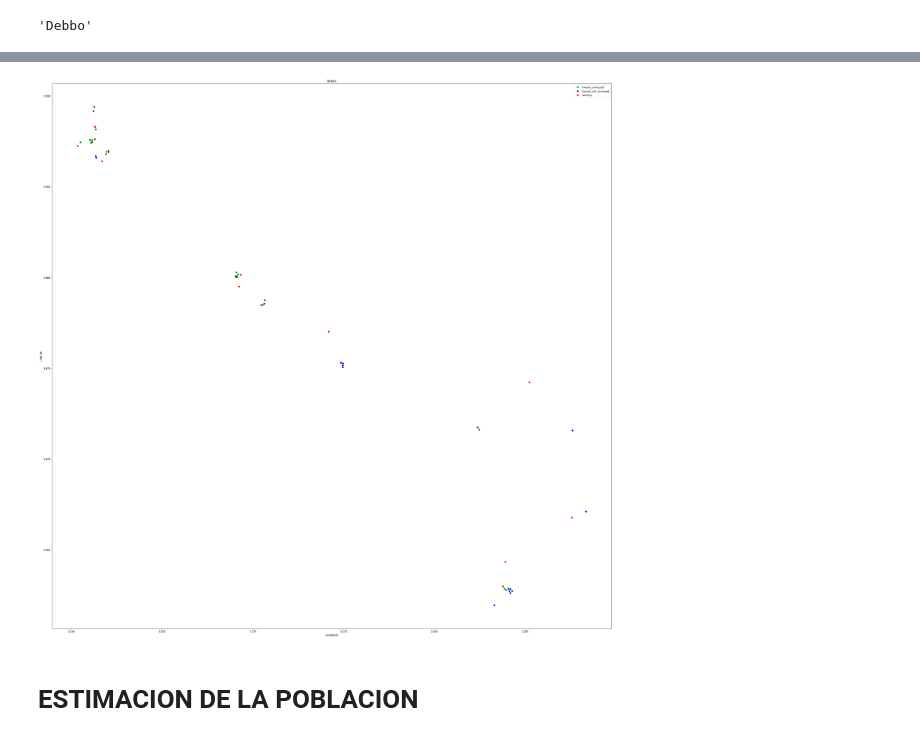
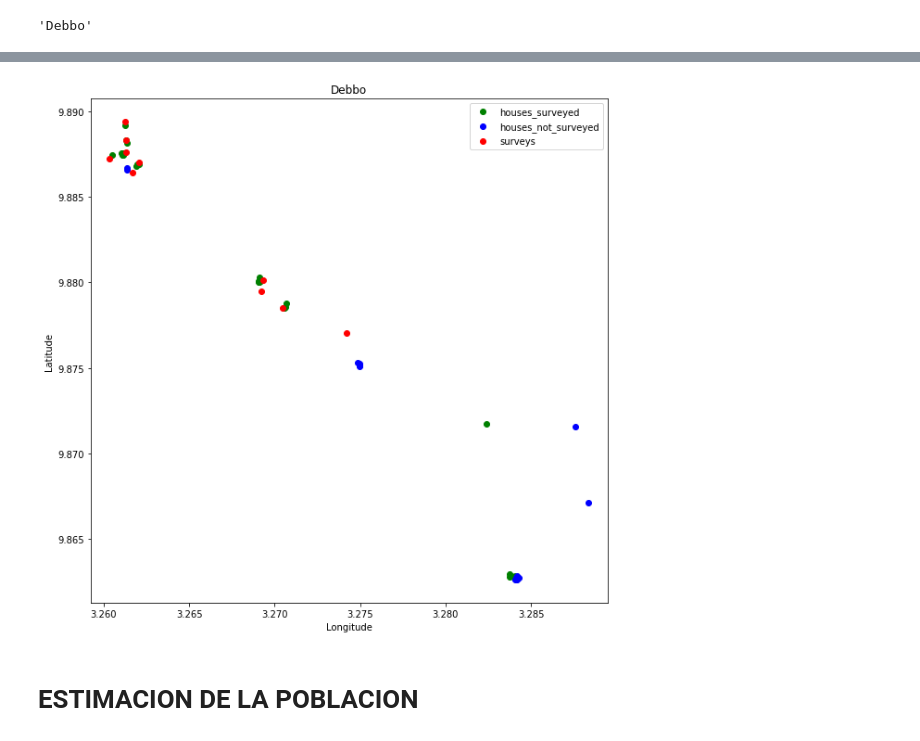
Before and after one commit to OANInternational/aguapp-ds, a Jupyter notebook: sistema_priorizacion.ipynb, the cells around one changed output, grey strips where cells are left out. Saved outputs shown, nothing was run; the diff lists cells and outputs as text; code cells hidden in the pictures.

```diff
--- a/sistema_priorizacion.ipynb
+++ b/sistema_priorizacion.ipynb
@@ -197,0 +476,12 @@ def get_village(x):
+# %%
+sns.scatterplot(y='latitude',x='longitude',style='source_name',alpha=0.4,data=df_priority)
+p1=sns.scatterplot(y='latitude',x='longitude',palette='cubehelix',data=df_village)
+for line in range(0,df_village.shape[0]):
+     p1.text(df_village.longitude[line],
+             df_village.latitude[line]+0.005,
+             df_village.village_name[line],
+             horizontalalignment='left',
+             size='small', color='black',fontsize=15)
+
+p1.get_legend().remove()
+plt.rcParams['figure.figsize']=40,20
@@ -207,10 +501,8 @@ df_priority['longitude'] = pd.to_numeric(df_priority['longitude'],errors='coerce
 df_priority.creation_date = pd.to_datetime(df_priority.creation_date)
 df_priority.role = df_priority.role.astype(str)
 # %%
-df_priority['l/per']=df_priority['nb_basin']*25/df_priority['nb_people']
+df_priority['l_per']=df_priority['nb_basin']*25/df_priority['nb_people']
 # %%
 df_priority['t_diar']=df_priority['nb_diarrhoea']*100/df_priority['nb_people']
 # %%
 df_priority['t_mal']=df_priority['nb_malnu']*100/df_priority['nb_people']
-# %%
-df_priority['village']=df_priority.apply(lambda x: get_village(x),axis=1)
@@ -293,7 +601,7 @@ df_vill_analy
 # %% [markdown]
 ## CONTAR CASAS DESDE OPENSTREETMAPS
 # %%
-village=[vil for vil in df_priority.village.unique()][1]
+village=[vil for vil in df_priority.village.unique()][9]
 village
 # %% [output]
 'Debbo'
@@ -376,7 +658,7 @@ def has_been_survey(x):
 df_houses['surveyed']=df_houses.apply(lambda x: has_been_survey(x),axis=1)
 # %%
 
-f,ax = plt.subplots(1,figsize=(40,40))
+f,ax = plt.subplots(1,figsize=(10,10))
 # Collect coords into list
 coords = []
 
@@ -384,33 +666,33 @@ df_survey=df_houses[df_houses['surveyed']]
 for a,b in zip(df_survey['lon'].to_list(),df_survey['lat'].to_list()):
         coords.append((a, b))
 # Convert coordinates into numpy array
 X = np.array(coords)
 ax.plot(X[:, 0], X[:, 1], 'o',color='green',label='houses_surveyed')
 
 coords = []
 df_notsurvey=df_houses[~df_houses['surveyed']]
 for a,b in zip(df_notsurvey['lon'].to_list(),df_notsurvey['lat'].to_list()):
         coords.append((a, b))
 # Convert coordinates into numpy array
 X = np.array(coords)
 ax.plot(X[:, 0], X[:, 1], 'o',color='blue',label='houses_not_surveyed')
 
 coords = []
 df_debbo=df_priority[df_priority['village']==village]
 for a,b in zip(df_debbo['longitude'].to_list(),df_debbo['latitude'].to_list()):
         coords.append((a, b))
 # Convert coordinates into numpy array
 X = np.array(coords)
 ax.plot(X[:, 0], X[:, 1], 'o',color='red',label='surveys')
 
 
 plt.title(village)
 plt.xlabel('Longitude')
 plt.ylabel('Latitude')
 plt.axis('equal')
 plt.legend()
 plt.show()
 # %% [output]
-[figure, old version]
+[figure, new version]
 # %% [markdown]
 # ESTIMACION DE LA POBLACION
```
Also changed, not shown: parts of 98 cells of this notebook.
